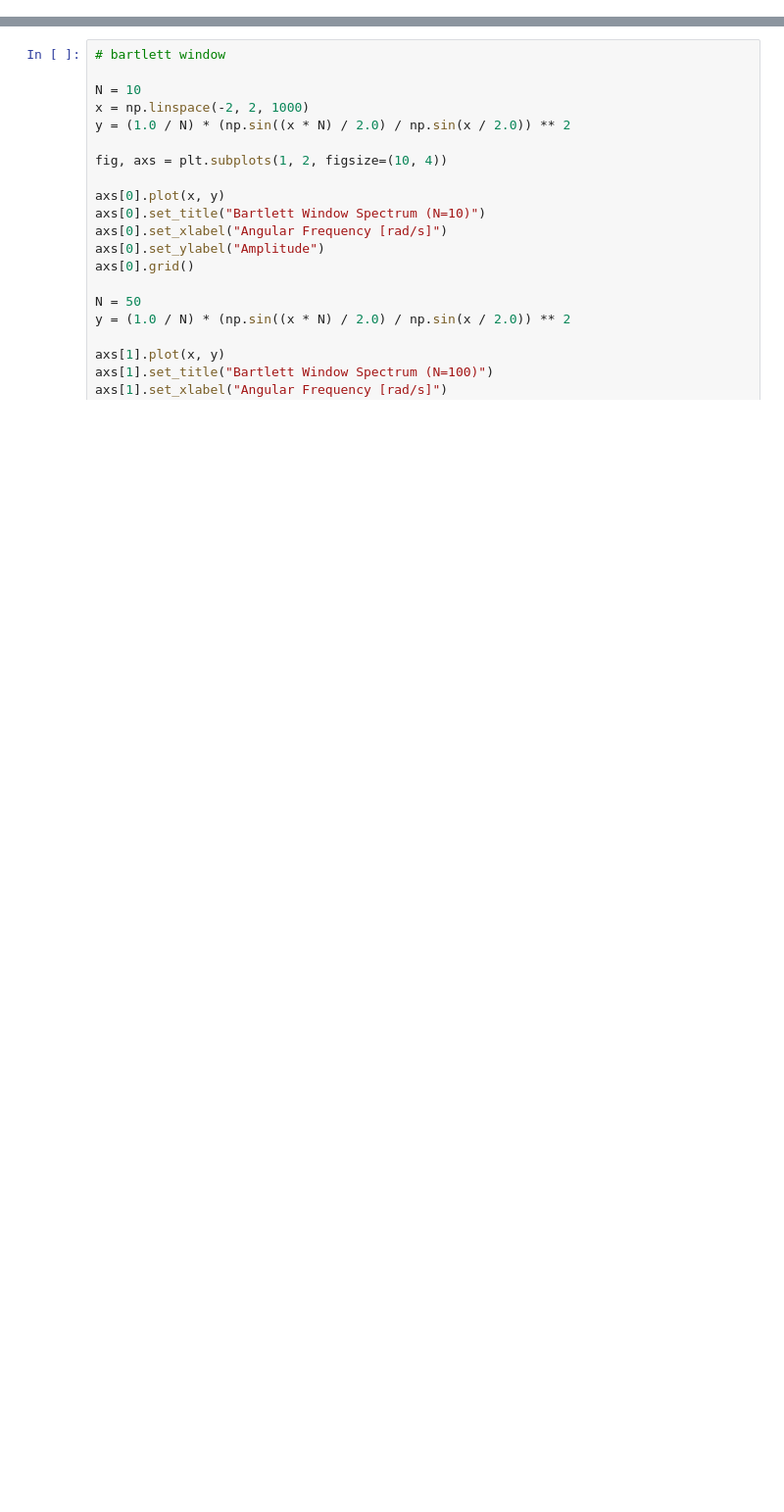
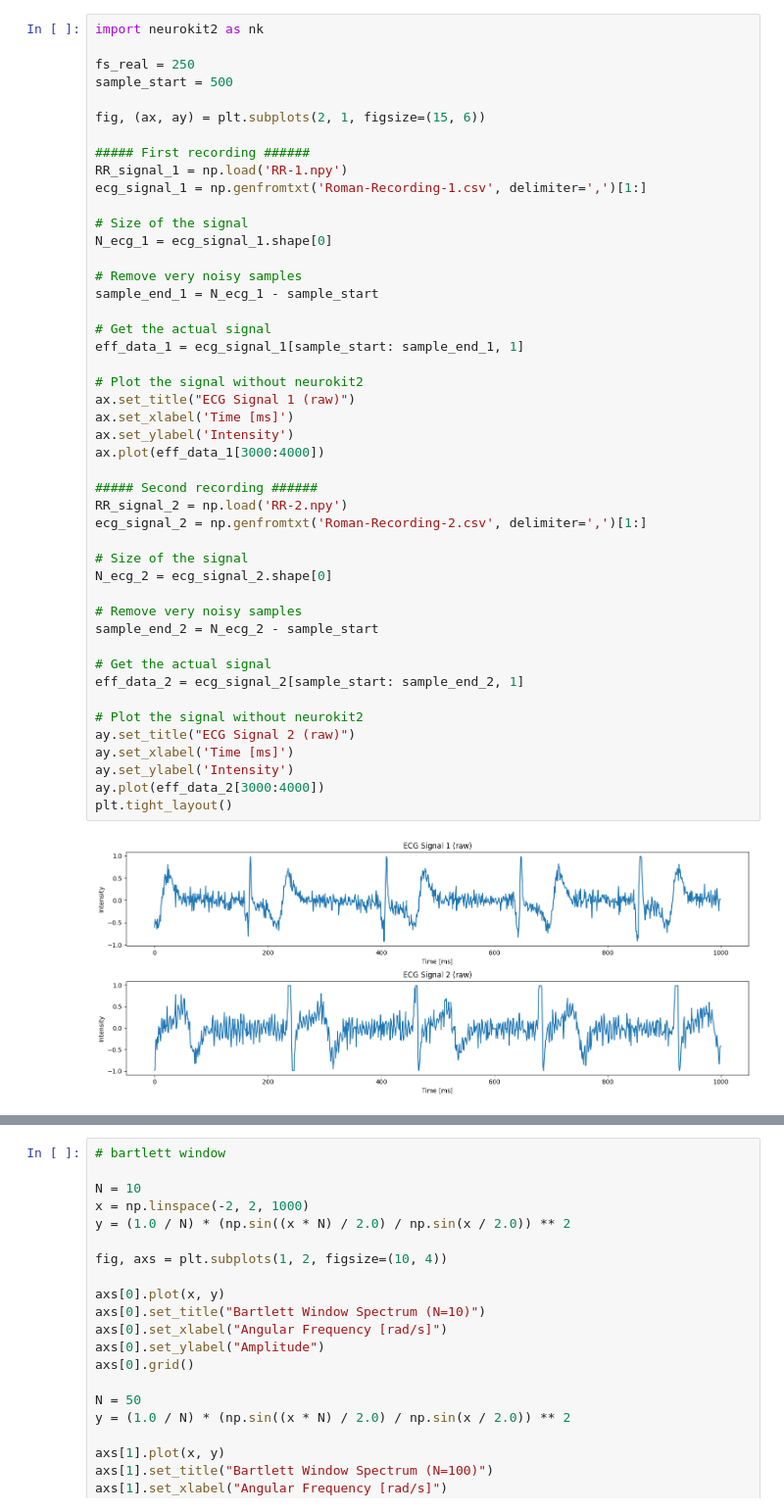
Before and after one commit to RoCKnD79/SSDP-LombScargle, a Jupyter notebook: report_2.ipynb, the cells around one changed output, grey strips where cells are left out. Shown at 98% size. Cells and saved outputs as stored; diff of their text form; blank space fills up the shorter version.

Commit message:
first commit for report 2

```diff
--- a/report_2.ipynb
+++ b/report_2.ipynb
@@ -149 +34,49 @@ Text(0, 0.5, 'Intensity')
+# %%
+import neurokit2 as nk
+
+fs_real = 250
+sample_start = 500
+
+fig, (ax, ay) = plt.subplots(2, 1, figsize=(15, 6))
+
+##### First recording ######
+RR_signal_1 = np.load('RR-1.npy')
+ecg_signal_1 = np.genfromtxt('Roman-Recording-1.csv', delimiter=',')[1:]
+
+# Size of the signal
+N_ecg_1 = ecg_signal_1.shape[0]
+
+# Remove very noisy samples
+sample_end_1 = N_ecg_1 - sample_start
+
+# Get the actual signal
+eff_data_1 = ecg_signal_1[sample_start: sample_end_1, 1]
+
+# Plot the signal without neurokit2
+ax.set_title("ECG Signal 1 (raw)")
+ax.set_xlabel('Time [ms]')
+ax.set_ylabel('Intensity')
+ax.plot(eff_data_1[3000:4000])
+
+##### Second recording ######
+RR_signal_2 = np.load('RR-2.npy')
+ecg_signal_2 = np.genfromtxt('Roman-Recording-2.csv', delimiter=',')[1:]
+
+# Size of the signal
+N_ecg_2 = ecg_signal_2.shape[0]
+
+# Remove very noisy samples
+sample_end_2 = N_ecg_2 - sample_start
+
+# Get the actual signal
+eff_data_2 = ecg_signal_2[sample_start: sample_end_2, 1]
+
+# Plot the signal without neurokit2
+ay.set_title("ECG Signal 2 (raw)")
+ay.set_xlabel('Time [ms]')
+ay.set_ylabel('Intensity')
+ay.plot(eff_data_2[3000:4000])
+plt.tight_layout()
+# %% [output]
+[figure, added]
 # %%
```
Also changed, not shown: parts of 30 cells of this notebook, 1 other file.
